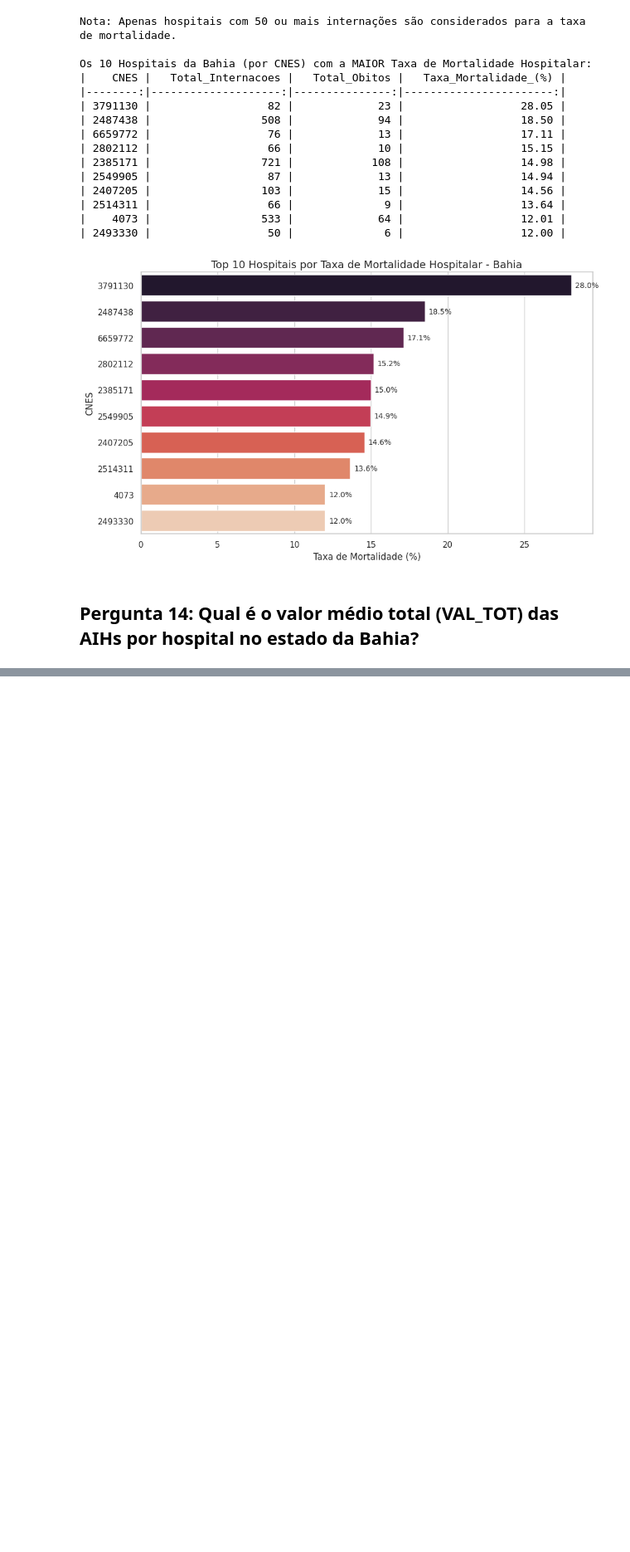
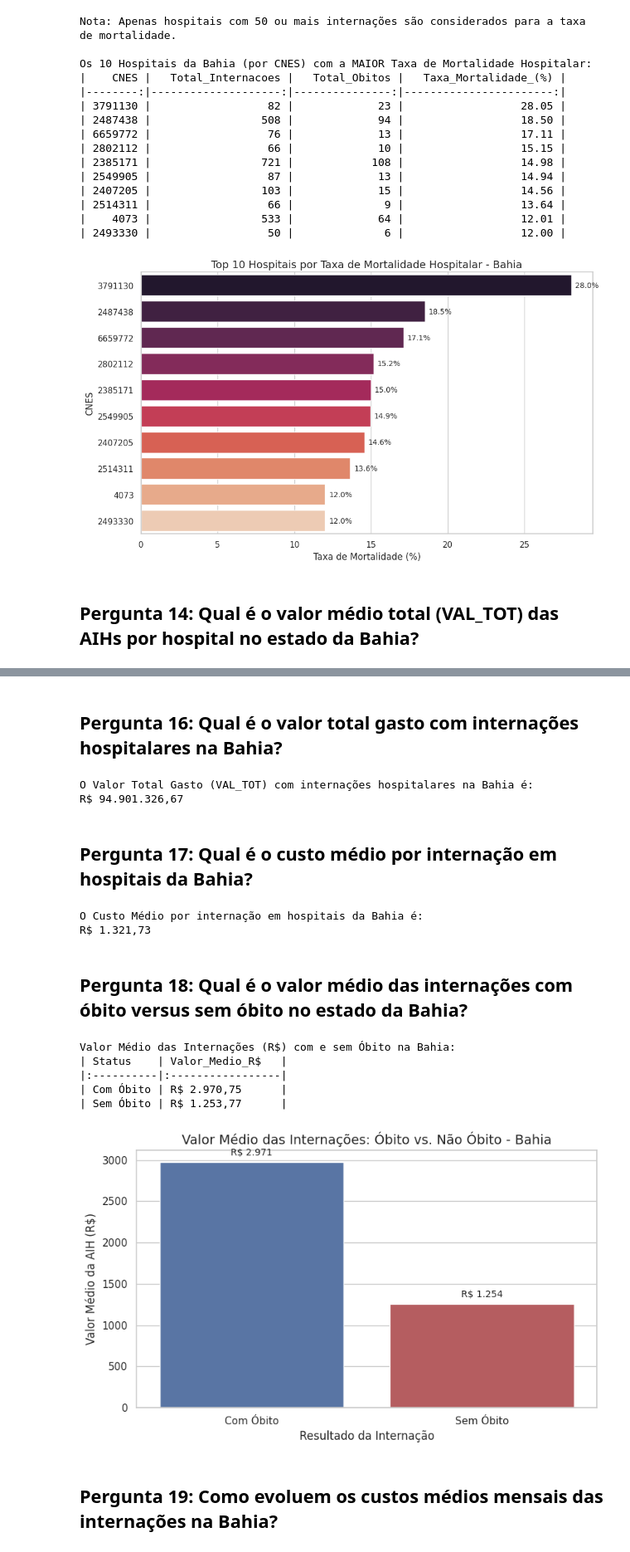
Before and after one commit to Maikoandre/DataSUS-Analysis, a Jupyter notebook: sia_analysis.ipynb, the cells around one changed output, grey strips where cells are left out. Shown at 83% size. Saved outputs shown, nothing was run; the diff lists cells and outputs as text; code cells hidden in the pictures; blank space fills up the shorter version.

```diff
--- a/sia_analysis.ipynb
+++ b/sia_analysis.ipynb
@@ -873,0 +965,74 @@ Os 10 Hospitais da Bahia (por CNES) com a MAIOR Taxa de Mortalidade Hospitalar:
+# %% [markdown]
+## Pergunta 16: Qual é o valor total gasto com internações hospitalares na Bahia?
+# %%
+# Calcular o valor total gasto
+valor_total_gasto = df_bahia['VAL_TOT'].sum()
+print(f"O Valor Total Gasto (VAL_TOT) com internações hospitalares na Bahia é:")
+print(f"R$ {valor_total_gasto:,.2f}".replace(',', 'X').replace('.', ',').replace('X', '.'))
+# %% [output]
+O Valor Total Gasto (VAL_TOT) com internações hospitalares na Bahia é:
+R$ 94.901.326,67
+# %% [markdown]
+## Pergunta 17: Qual é o custo médio por internação em hospitais da Bahia?
+# %%
+# Calcular o Custo Médio por Internação
+custo_medio_internacao = df_bahia['VAL_TOT'].mean()
+
+print(f"O Custo Médio por internação em hospitais da Bahia é:")
+print(f"R$ {custo_medio_internacao:,.2f}".replace(',', 'X').replace('.', ',').replace('X', '.'))
+# %% [output]
+O Custo Médio por internação em hospitais da Bahia é:
+R$ 1.321,73
+# %% [markdown]
+## Pergunta 18: Qual é o valor médio das internações com óbito versus sem óbito no estado da Bahia?
+# %%
+# Mapeamento para os rótulos de saída
+map_obito = {0: 'Sem Óbito', 1: 'Com Óbito'}
+df_bahia['Status_Obito'] = df_bahia['MORTE'].map(map_obito)
+
+# Calcular o Valor Médio Total (VAL_TOT) por Status_Obito
+valor_medio_obito = (
+    df_bahia.groupby('Status_Obito')['VAL_TOT']
+    .mean()
+    .reset_index()
+    .sort_values(by='VAL_TOT', ascending=False)
+)
+valor_medio_obito.columns = ['Status', 'Valor_Medio_Internacao']
+
+print("Valor Médio das Internações (R$) com e sem Óbito na Bahia:")
+# Formatação para R$
+valor_medio_obito['Valor_Medio_R$'] = valor_medio_obito['Valor_Medio_Internacao'].apply(lambda x: f'R$ {x:,.2f}'.replace(',', 'X').replace('.', ',').replace('X', '.'))
+
+print(valor_medio_obito[['Status', 'Valor_Medio_R$']].to_markdown(index=False))
+
+# --- Visualização ---
+sns.set(style="whitegrid")
+plt.figure(figsize=(8, 5))
+
+ax = sns.barplot(
+    data=valor_medio_obito,
+    x='Status',
+    y='Valor_Medio_Internacao',
+    palette=['#4c72b0', '#c44e52']
+)
+
+plt.title('Valor Médio das Internações: Óbito vs. Não Óbito - Bahia', fontsize=14)
+plt.xlabel('Resultado da Internação', fontsize=12)
+plt.ylabel('Valor Médio da AIH (R$)', fontsize=12)
+
+# Adicionar rótulos de dados
+for container in ax.containers:
+    labels = [f'R$ {v:,.0f}'.replace(',', 'X').replace('.', ',').replace('X', '.') for v in container.datavalues]
+    ax.bar_label(container, labels=labels, label_type='edge', fontsize=10, padding=5)
+
+plt.tight_layout()
+plt.show()
+# %% [output]
+Valor Médio das Internações (R$) com e sem Óbito na Bahia:
+| Status    | Valor_Medio_R$   |
+|:----------|:-----------------|
+| Com Óbito | R$ 2.970,75      |
+| Sem Óbito | R$ 1.253,77      |
+[figure, added]
+# %% [markdown]
+## Pergunta 19: Como evoluem os custos médios mensais das internações na Bahia?
```
Also changed, not shown: parts of 8 cells of this notebook.
